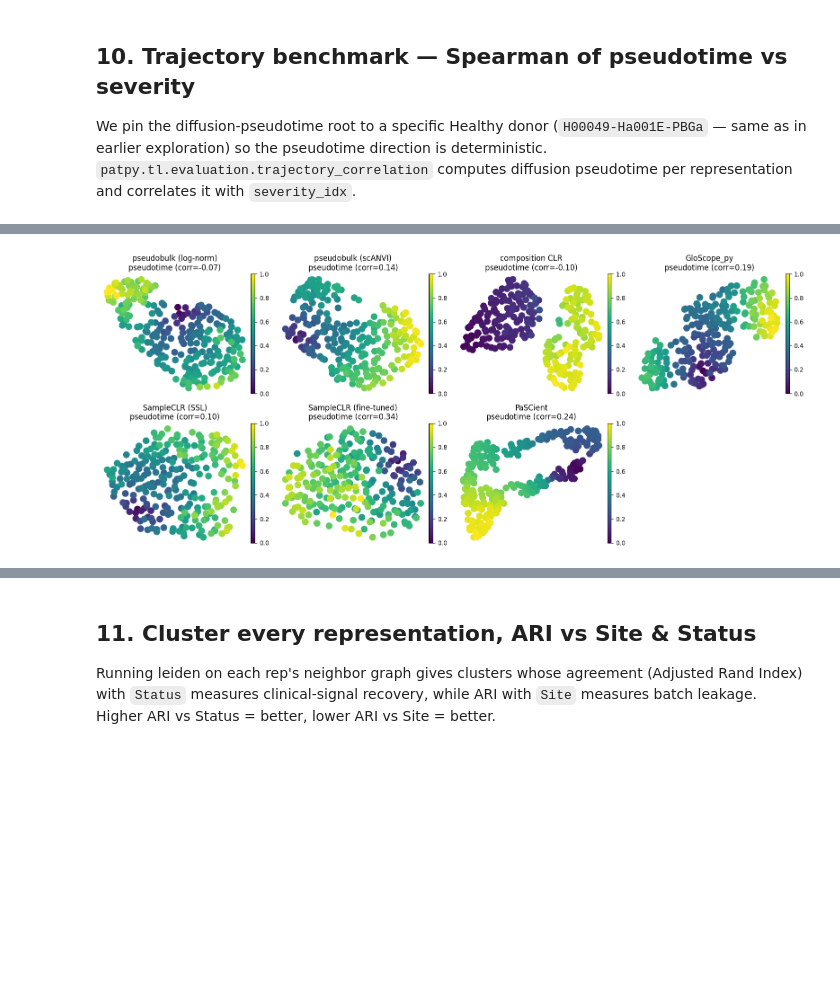
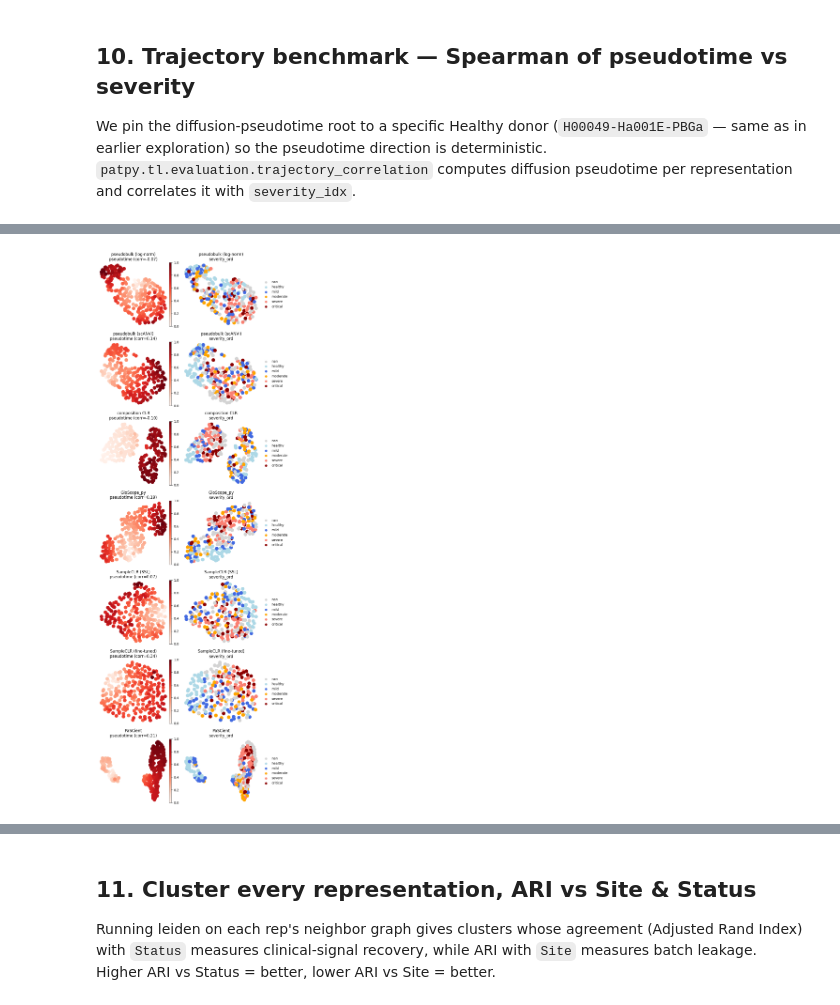
Before and after one commit to lueckenlab/patpy_tutorials, a Jupyter notebook: stephenson_combat_integration.ipynb, the cells around one changed output, grey strips where cells are left out. Cells and saved outputs as stored; diff of their text form; code cells hidden in the pictures; blank space fills up the shorter version.

```diff
--- a/stephenson_combat_integration.ipynb
+++ b/stephenson_combat_integration.ipynb
@@ -662,18 +663,20 @@ plt.show()
 # %%
-# Per-rep UMAP coloured by that rep's diffusion pseudotime.
-n = len(REPS); ncols = 4; nrows = int(np.ceil(n / ncols))
-fig, axes = plt.subplots(nrows, ncols, figsize=(4.0 * ncols, 3.4 * nrows), squeeze=False)
+# Per-rep UMAP: pseudotime (Reds) next to severity_ord, one row per method.
+n = len(REPS)
+fig, axes = plt.subplots(n, 2, figsize=(8.4, 3.4 * n), squeeze=False)
 for i, (rep, title) in enumerate(REPS):
-    r, c = divmod(i, ncols)
     pt_col = f"{rep}_dpt_pseudotime"
     if pt_col not in meta_adata.obs.columns:
-        axes[r, c].set_visible(False); continue
+        for ax in axes[i]:
+            ax.set_visible(False)
+        continue
     meta_adata.obsm["X_umap"] = meta_adata.obsm[f"X_umap_{rep}"]
-    sc.pl.umap(meta_adata, color=pt_col, ax=axes[r, c], show=False, frameon=False,
-               cmap="viridis", title=f"{title}\npseudotime (corr={traj_df.loc[rep,'correlation']:.2f})")
-for j in range(n, nrows * ncols):
-    axes[j // ncols, j % ncols].set_visible(False)
+    corr = traj_df.loc[rep, "correlation"]
+    sc.pl.umap(meta_adata, color=pt_col, ax=axes[i, 0], show=False, frameon=False,
+               cmap="Reds", title=f"{title}\npseudotime (corr={corr:.2f})")
+    sc.pl.umap(meta_adata, color="severity_ord", ax=axes[i, 1], show=False, frameon=False,
+               title=f"{title}\nseverity_ord")
 plt.tight_layout(); plt.show()
 del meta_adata.obsm["X_umap"]
 # %% [output]
-[figure, old version]
+[figure, new version]
```
Also changed, not shown: parts of 22 cells of this notebook.
